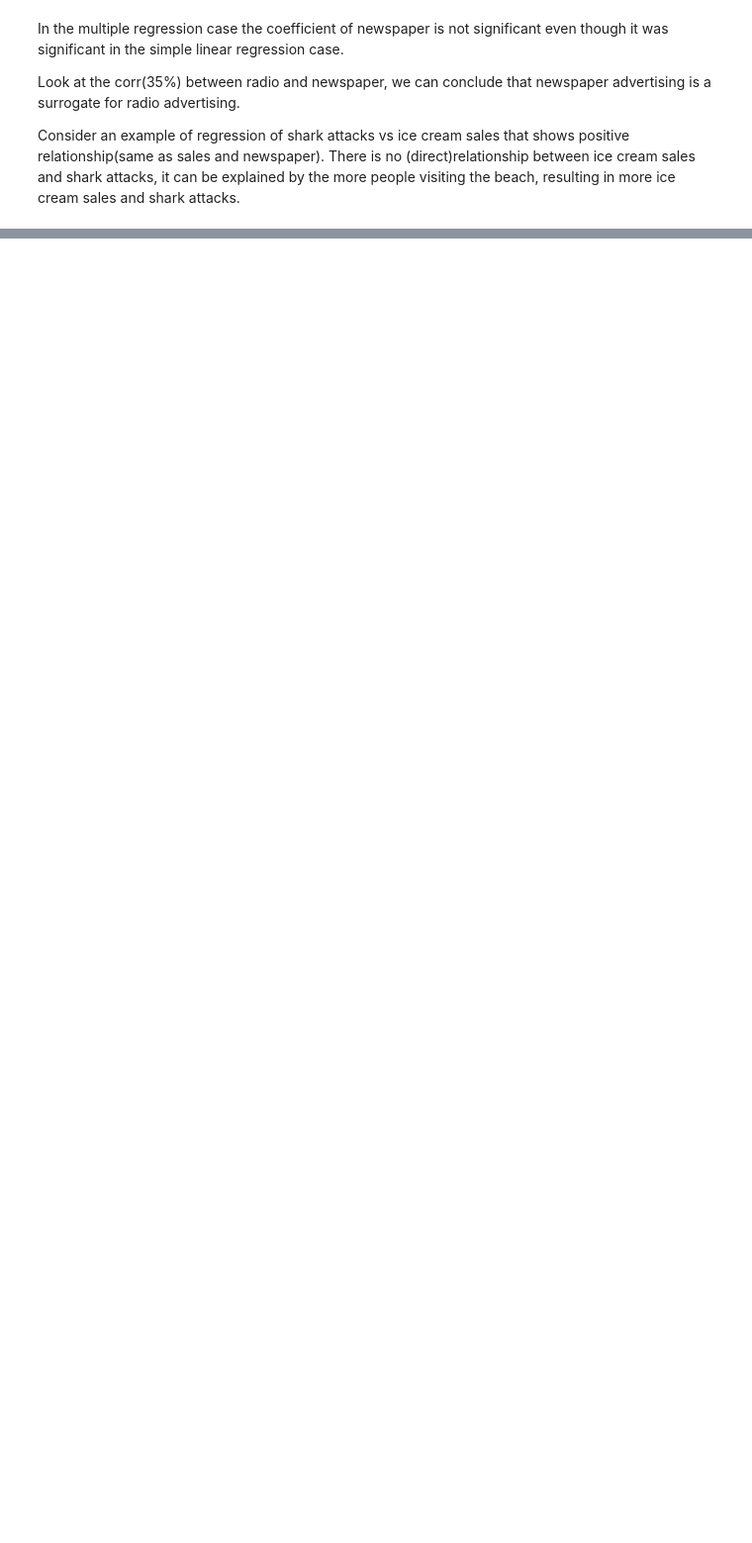
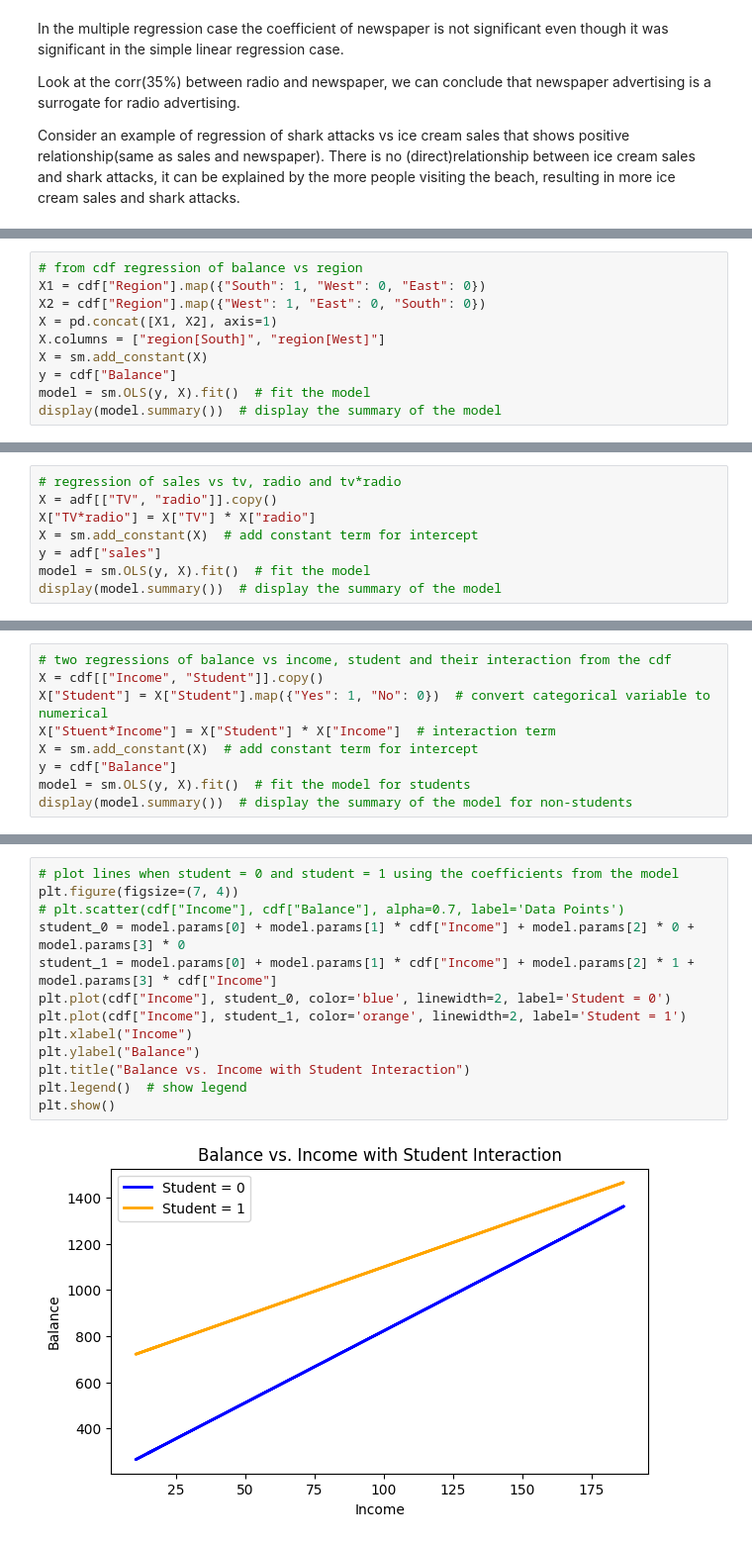
Before and after one commit to PrasannaIITM/ISL, a Jupyter notebook: Ch3_Linear_Regression/notes.ipynb, the cells around one changed output, grey strips where cells are left out. Shown at 99% size. Drawn from its saved outputs; the diff is of its cells as text; blank space fills up the shorter version.

```diff
--- a/Ch3_Linear_Regression/notes.ipynb
+++ b/Ch3_Linear_Regression/notes.ipynb
@@ -404,0 +548,10 @@ If the p-values for any one of the individual variables is small, then it is not
+# %%
+# from cdf regression of balance vs region
+X1 = cdf["Region"].map({"South": 1, "West": 0, "East": 0})
+X2 = cdf["Region"].map({"West": 1, "East": 0, "South": 0})
+X = pd.concat([X1, X2], axis=1)
+X.columns = ["region[South]", "region[West]"]
+X = sm.add_constant(X)
+y = cdf["Balance"]
+model = sm.OLS(y, X).fit()  # fit the model
+display(model.summary())  # display the summary of the model
@@ -404,0 +608,8 @@ If the p-values for any one of the individual variables is small, then it is not
+# %%
+# regression of sales vs tv, radio and tv*radio
+X = adf[["TV", "radio"]].copy()
+X["TV*radio"] = X["TV"] * X["radio"]
+X = sm.add_constant(X)  # add constant term for intercept
+y = adf["sales"]
+model = sm.OLS(y, X).fit()  # fit the model
+display(model.summary())  # display the summary of the model
@@ -404,0 +654,9 @@ If the p-values for any one of the individual variables is small, then it is not
+# %%
+# two regressions of balance vs income, student and their interaction from the cdf
+X = cdf[["Income", "Student"]].copy()
+X["Student"] = X["Student"].map({"Yes": 1, "No": 0})  # convert categorical variable to numerical
+X["Stuent*Income"] = X["Student"] * X["Income"]  # interaction term
+X = sm.add_constant(X)  # add constant term for intercept
+y = cdf["Balance"]
+model = sm.OLS(y, X).fit()  # fit the model for students
+display(model.summary())  # display the summary of the model for non-students
@@ -404,0 +687,15 @@ If the p-values for any one of the individual variables is small, then it is not
+# %%
+# plot lines when student = 0 and student = 1 using the coefficients from the model
+plt.figure(figsize=(7, 4))
+# plt.scatter(cdf["Income"], cdf["Balance"], alpha=0.7, label='Data Points')
+student_0 = model.params[0] + model.params[1] * cdf["Income"] + model.params[2] * 0 + model.params[3] * 0
+student_1 = model.params[0] + model.params[1] * cdf["Income"] + model.params[2] * 1 + model.params[3] * cdf["Income"]
+plt.plot(cdf["Income"], student_0, color='blue', linewidth=2, label='Student = 0')
+plt.plot(cdf["Income"], student_1, color='orange', linewidth=2, label='Student = 1')
+plt.xlabel("Income")
+plt.ylabel("Balance")
+plt.title("Balance vs. Income with Student Interaction")
+plt.legend()  # show legend
+plt.show()
+# %% [output]
+[figure, added]
```
Also changed, not shown: parts of 32 cells of this notebook.
